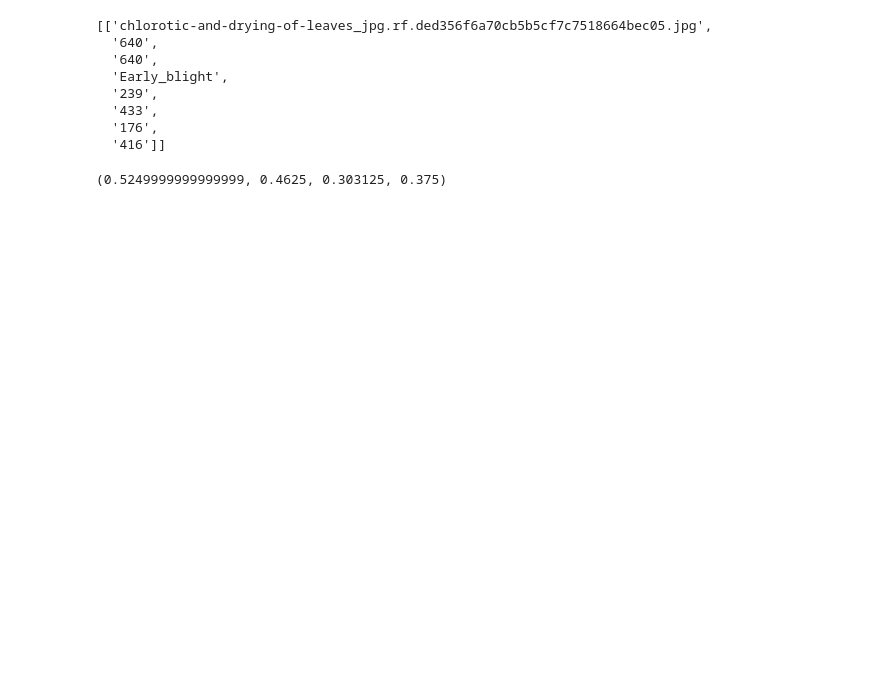
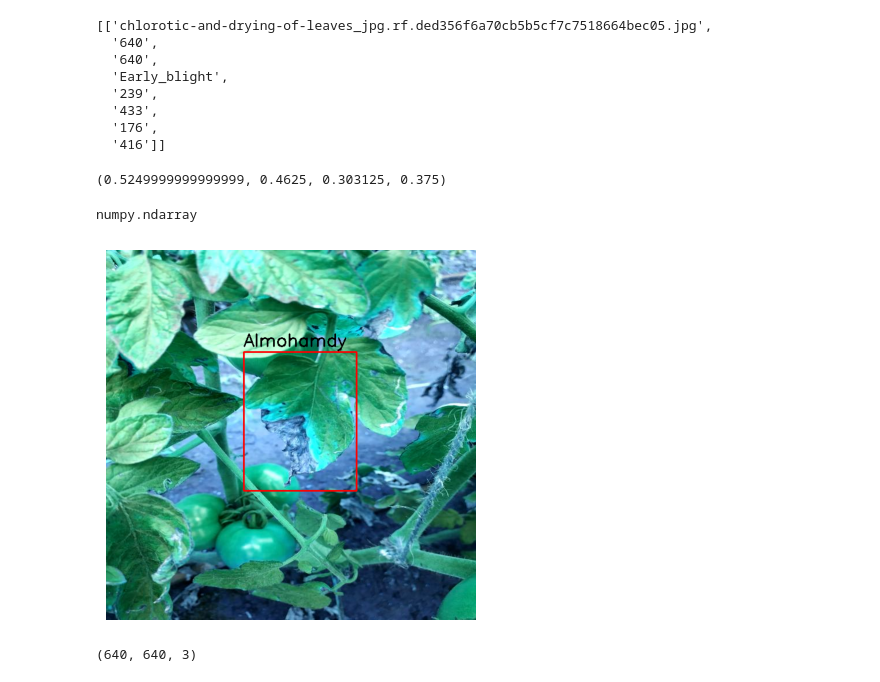
Before and after one commit to Smart-Farming-Graduation-Project/AI, a Jupyter notebook: vision/#1 - Data Collection & PreProcessing/demo.ipynb, the cells around one changed output. Saved outputs shown, nothing was run; the diff lists cells and outputs as text; code cells hidden in the pictures; blank space fills up the shorter version.

Commit message:
Display Function is added

```diff
--- a/vision/#1 - Data Collection & PreProcessing/demo.ipynb
+++ b/vision/#1 - Data Collection & PreProcessing/demo.ipynb
@@ -58,4 +60,9 @@ def Convert_coordinates(width, height, xmin, xmax, ymin, ymax):
 Convert_coordinates(640 , 640 , 239 , 433 , 176 , 416)
 # %% [output]
 (0.5249999999999999, 0.4625, 0.303125, 0.375)
+# %%
+image = cv2.imread('test.jpg')
+type(image)
+# %% [output]
+numpy.ndarray
 # %%
@@ -80,0 +93,27 @@ cv2.destroyAllWindows()
+# %%
+def Display(image, x_center, y_center, new_width, new_height, annotation , display='external'):
+
+    Return_Detected_Image(image, x_center, y_center, new_width, new_height, annotation)
+
+    if display == 'external':
+        window_name = 'Detected Image'
+        cv2.namedWindow(window_name, cv2.WINDOW_NORMAL)
+        cv2.resizeWindow(window_name, 600, 600)
+        cv2.moveWindow(window_name, 150, 50)
+        cv2.imshow(window_name, image)
+        cv2.waitKey(0)
+        cv2.destroyAllWindows()
+
+    elif display == 'internal' :
+        plt.imshow(image)
+        plt.axis('off')
+        plt.show()
+# %%
+Display(image , 0.5249999999999999, 0.4625, 0.303125, 0.375 , annotation="Almohamdy" ,display='internal' )
+# %% [output]
+[figure, added]
+# %%
+re_image = Return_Detected_Image(image , 0.5249999999999999, 0.4625, 0.303125, 0.375 , annotation="Almohamdy" )
+re_image.shape
+# %% [output]
+(640, 640, 3)
```
Also changed, not shown: parts of 2 cells of this notebook, 1 other file.
